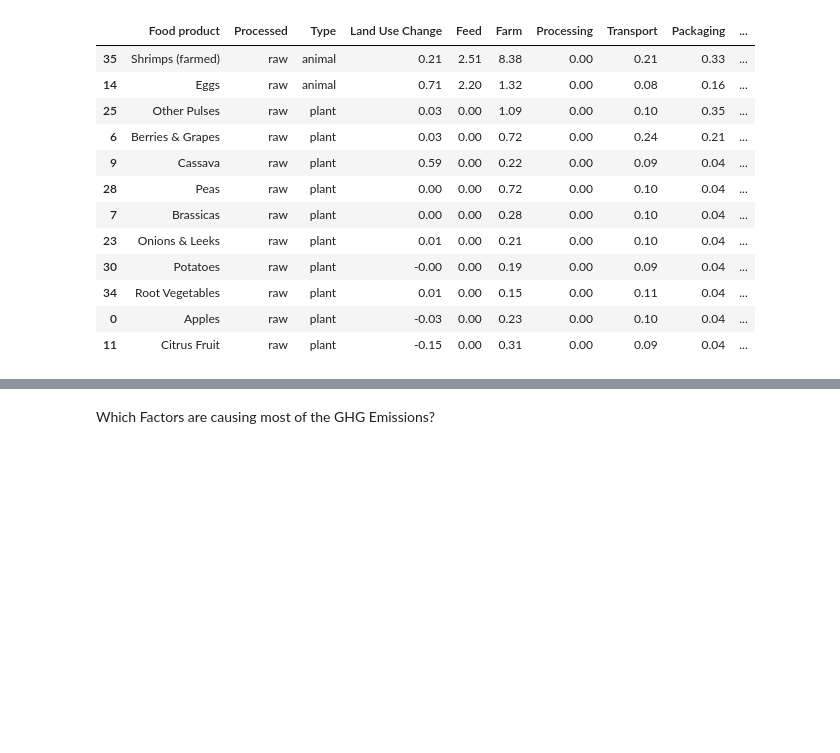
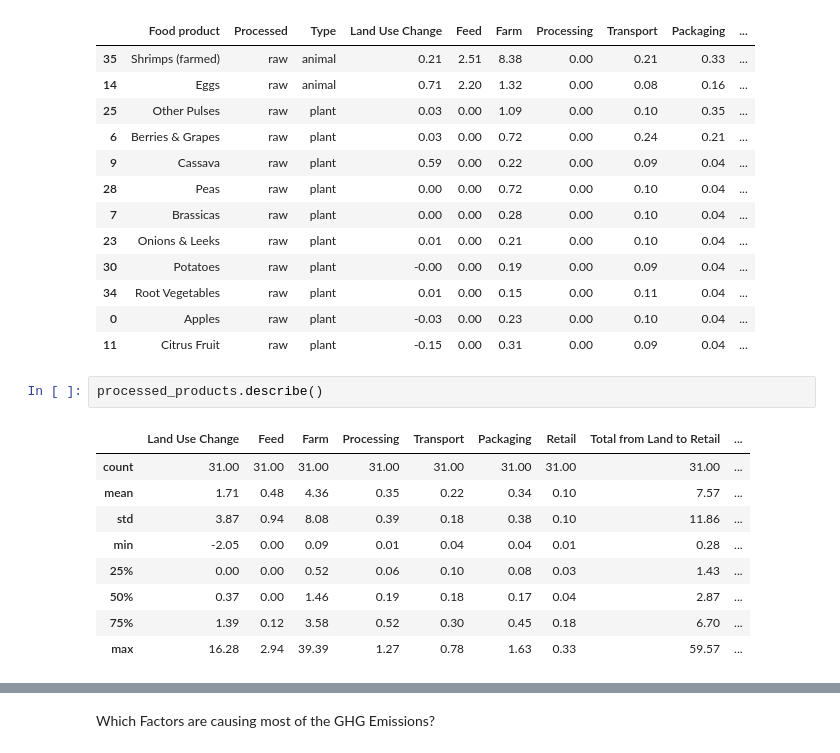
Before and after one commit to felixschwebel/FoodEmissions, a Jupyter notebook: FoodEmissions.ipynb, the cells around one changed output, grey strips where cells are left out. Saved outputs shown, nothing was run; the diff lists cells and outputs as text; blank space fills up the shorter version.

```diff
--- a/FoodEmissions.ipynb
+++ b/FoodEmissions.ipynb
@@ -219,3 +220,15 @@ unprocessed_products
 | 34 | Root Vegetables | raw | plant | 0.01 | 0.00 | 0.15 | 0.00 | 0.11 | 0.04 | ... |
 | 0 | Apples | raw | plant | -0.03 | 0.00 | 0.23 | 0.00 | 0.10 | 0.04 | ... |
 | 11 | Citrus Fruit | raw | plant | -0.15 | 0.00 | 0.31 | 0.00 | 0.09 | 0.04 | ... |
+# %%
+processed_products.describe()
+# %% [output]
+|  | Land Use Change | Feed | Farm | Processing | Transport | Packaging | Retail | Total from Land to Retail | ... |
+| count | 31.00 | 31.00 | 31.00 | 31.00 | 31.00 | 31.00 | 31.00 | 31.00 | ... |
+| mean | 1.71 | 0.48 | 4.36 | 0.35 | 0.22 | 0.34 | 0.10 | 7.57 | ... |
+| std | 3.87 | 0.94 | 8.08 | 0.39 | 0.18 | 0.38 | 0.10 | 11.86 | ... |
+| min | -2.05 | 0.00 | 0.09 | 0.01 | 0.04 | 0.04 | 0.01 | 0.28 | ... |
+| 25% | 0.00 | 0.00 | 0.52 | 0.06 | 0.10 | 0.08 | 0.03 | 1.43 | ... |
+| 50% | 0.37 | 0.00 | 1.46 | 0.19 | 0.18 | 0.17 | 0.04 | 2.87 | ... |
+| 75% | 1.39 | 0.12 | 3.58 | 0.52 | 0.30 | 0.45 | 0.18 | 6.70 | ... |
+| max | 16.28 | 2.94 | 39.39 | 1.27 | 0.78 | 1.63 | 0.33 | 59.57 | ... |
```
Also changed, not shown: parts of 4 cells of this notebook.
